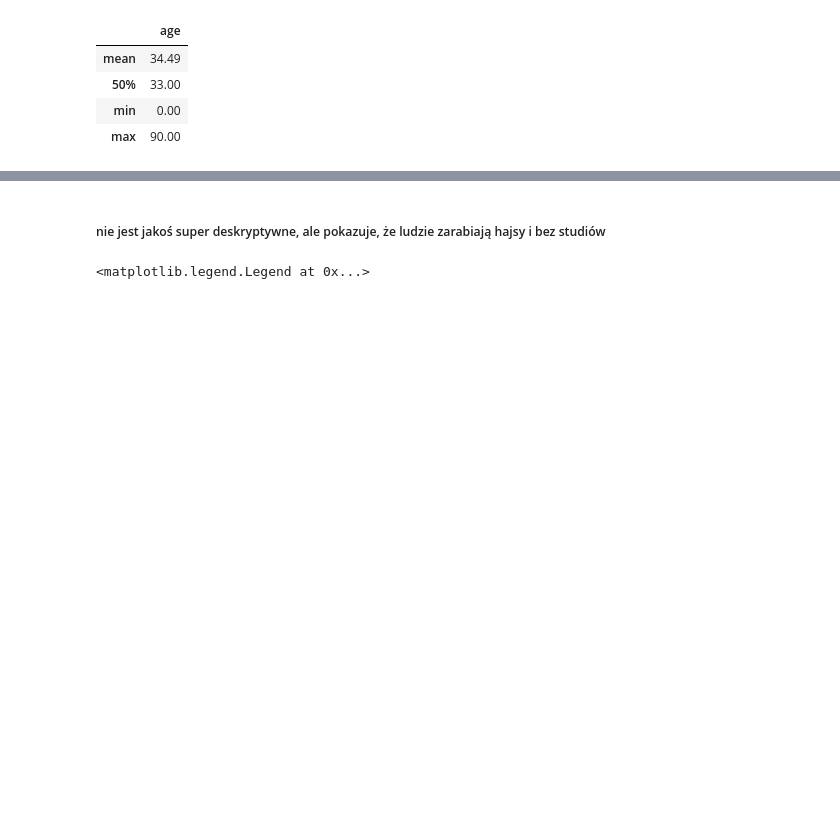
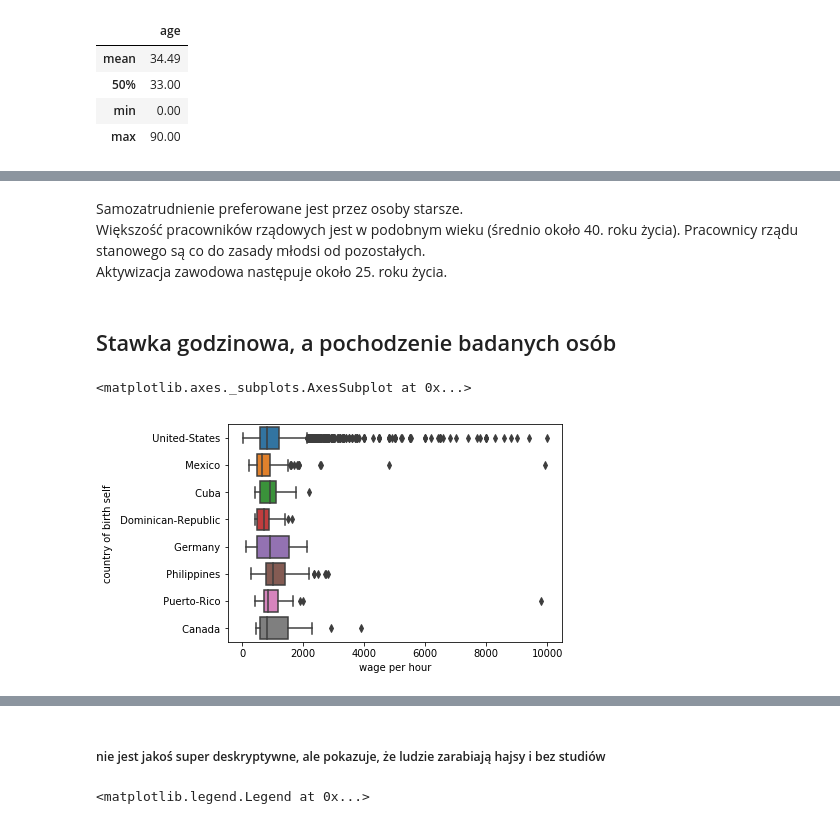
Before and after one commit to huntekah/Warsztaty_Big_Data_Allegro_Lidl, a Jupyter notebook: Warsztaty_Big_Data_Allegro_Lidl.ipynb, the cells around one changed output, grey strips where cells are left out. Saved outputs shown, nothing was run; the diff lists cells and outputs as text; code cells hidden in the pictures; blank space fills up the shorter version.

```diff
--- a/Warsztaty_Big_Data_Allegro_Lidl.ipynb
+++ b/Warsztaty_Big_Data_Allegro_Lidl.ipynb
@@ -62,0 +72,18 @@ sns.boxplot(x = "age", y = "class of worker", data = data)
+# %% [markdown]
+Samozatrudnienie preferowane jest przez osoby starsze.
+Większość pracowników rządowych jest w podobnym wieku (średnio około 40. roku życia). Pracownicy rządu stanowego są co do zasady młodsi od pozostałych.
+Aktywizacja zawodowa następuje około 25. roku życia.
+# %% [markdown]
+## Stawka godzinowa, a pochodzenie badanych osób
+# %%
+# plt.figure(figsize=(10, 20))
+common_countries = data[~data['country of birth self'].str.contains('\?')]
+common_countries = common_countries["country of birth self"].value_counts().head(8)
+data_common_countries = data[['country of birth self','wage per hour']]
+data_common_countries = data_common_countries[data["country of birth self"].isin(common_countries.keys())]
+data_common_countries = data_common_countries[data_common_countries["wage per hour"] > 0]
+
+sns.boxplot(x = "wage per hour", y = "country of birth self", data = data_common_countries)
+# %% [output]
+<matplotlib.axes._subplots.AxesSubplot at 0x...>
+[figure, added]
```
Also changed, not shown: parts of 7 cells of this notebook.
